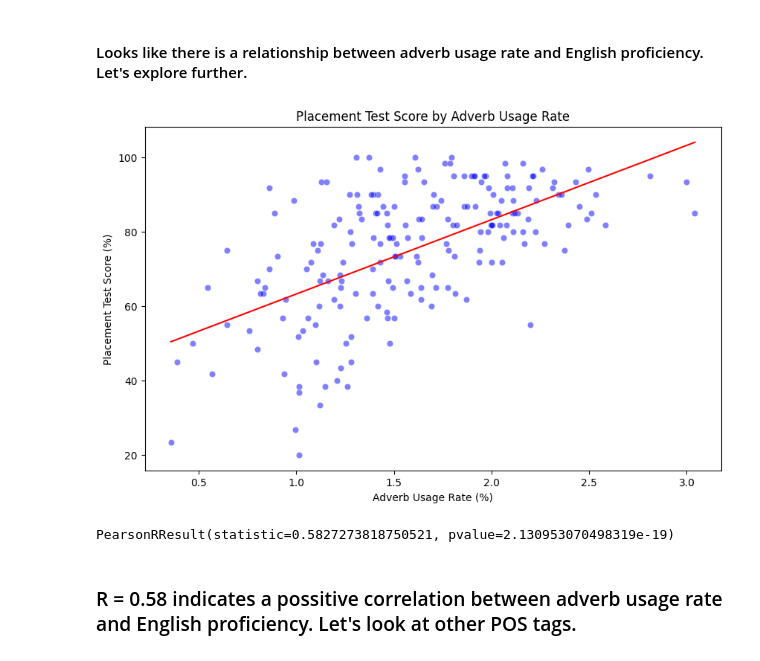
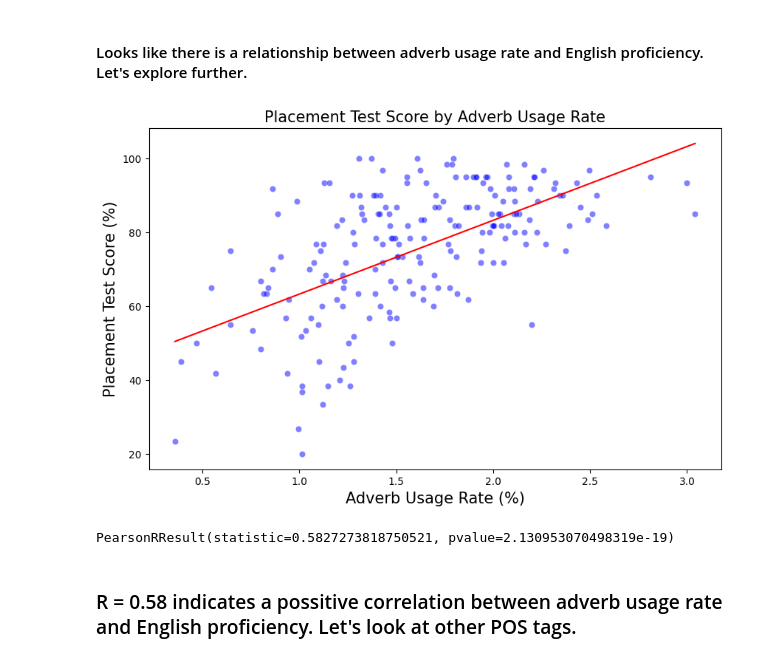
Before and after one commit to NTUsuke/L2-Corpus-analysis, a Jupyter notebook: project.ipynb, the cells around one changed output. Drawn from its saved outputs; the diff is of its cells as text; code cells hidden in the pictures.

```diff
--- a/project.ipynb
+++ b/project.ipynb
@@ -157,29 +157,29 @@ plt.show()
 # %%
 import matplotlib.pyplot as plt
 import seaborn as sns
 from sklearn.linear_model import LinearRegression
 from sklearn.model_selection import train_test_split
 
 X = df[['adverb_rate']]
 y = df['Placement test score (%)']
 
 X_train, X_test, y_train, y_test = train_test_split(X, y, test_size=0.2, random_state=42)
 
 model = LinearRegression()
 model.fit(X_train, y_train)
 
 y_pred = model.predict(X)
 
 plt.figure(figsize=(10, 6))
 sns.scatterplot(x=df['adverb_rate'], y=df['Placement test score (%)'], color='blue', alpha=0.5)
 sns.lineplot(x=df['adverb_rate'], y=y_pred, color='red')
-plt.title('Placement Test Score by Adverb Usage Rate')
-plt.xlabel('Adverb Usage Rate (%)')
-plt.ylabel('Placement Test Score (%)')
+plt.title('Placement Test Score by Adverb Usage Rate', fontsize=15)
+plt.xlabel('Adverb Usage Rate (%)', fontsize=15)
+plt.ylabel('Placement Test Score (%)', fontsize=15)
 plt.show()
 pearsonr(df['adverb_rate'], df['Placement test score (%)'])
 # %% [output]
-[figure, old version]
+[figure, new version]
 PearsonRResult(statistic=0.5827273818750521, pvalue=2.130953070498319e-19)
 # %% [markdown]
 ### R = 0.58 indicates a possitive correlation between adverb usage rate and English proficiency. Let's look at other POS tags.
```
Also changed, not shown: parts of 6 cells of this notebook.
